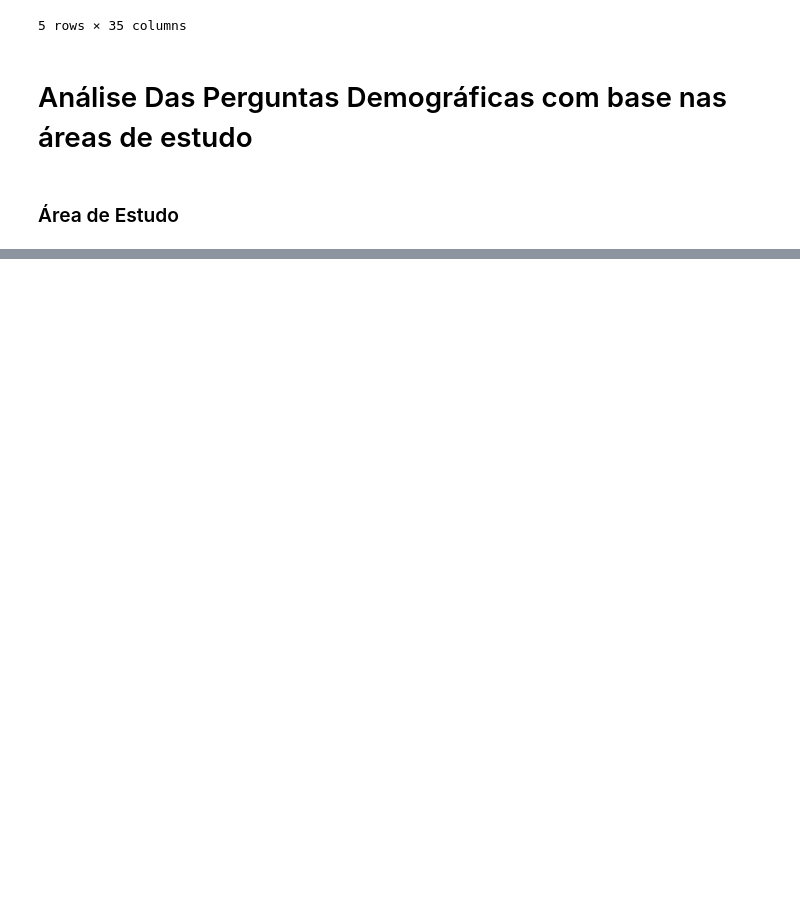
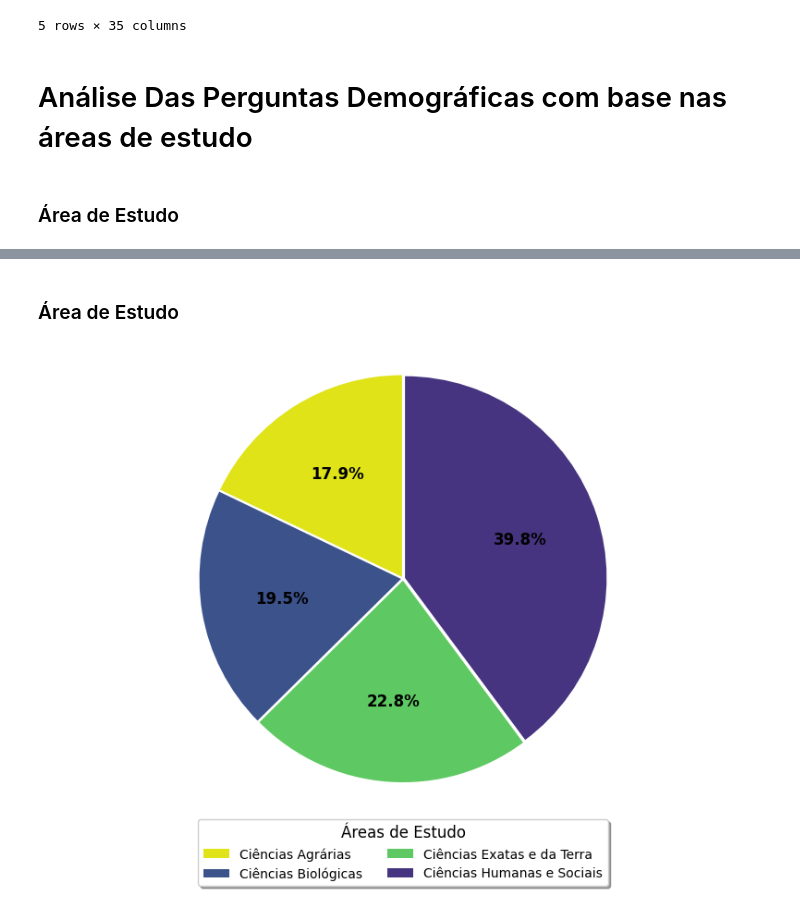
Before and after one commit to MariaLuiseB/Analise-TCC, a Jupyter notebook: areas_estudo_analises.ipynb, the cells around one changed output, grey strips where cells are left out. Saved outputs shown, nothing was run; the diff lists cells and outputs as text; code cells hidden in the pictures; blank space fills up the shorter version.

```diff
--- a/areas_estudo_analises.ipynb
+++ b/areas_estudo_analises.ipynb
@@ -27,6 +28,7 @@ df.head()
 # Dicionário para agrupar as áreas (mantendo a capitalização correta)
 areas_agrupadas = {
     'Ciências Agrárias': 'Ciências Agrárias',
+    'Linguística, Letras e Artes': 'Ciências Humanas e Sociais',
     'Agronomia': 'Ciências Agrárias',
     'Ciências Biológicas': 'Ciências Biológicas',
     'Ciências da Saúde': 'Ciências Biológicas',
@@ -58,6 +60,10 @@ contagem_areas_agrupadas.columns = ['Área de Estudo Agrupada', 'Contagem']
 
 print(contagem_areas_agrupadas)
 
+# Total de respostas
+total_respostas = contagem_areas_agrupadas['Contagem'].sum()
+print(f"Total de respostas: {total_respostas}")
+
 # Porcentagem ao lado de cada área de estudo agrupada
 print("\nNúmero de respostas por área de estudo agrupada e porcentagem ao lado:")
 for area, contagem in zip(contagem_areas_agrupadas['Área de Estudo Agrupada'], contagem_areas_agrupadas['Contagem']):
@@ -134,0 +86,53 @@ for patch, (_, row) in zip(ax.patches, df_grouped_semestre.iterrows()):
+# %% [markdown]
+### Área de Estudo
+# %%
+# Agrupar os dados por 'Área de Estudo Agrupada' e calcular a contagem total
+df_grouped_areas = df.groupby('Área de Estudo Agrupada').size().reset_index(name='Contagem')
+
+# Extrair os dados para o gráfico
+labels = df_grouped_areas['Área de Estudo Agrupada']  # Nomes das áreas agrupadas
+sizes = df_grouped_areas['Contagem'] / df_grouped_areas['Contagem'].sum() * 100  # Porcentagens
+
+# Especificar cores da paleta viridis
+viridis = cm.get_cmap('viridis')
+colors = [viridis(0.95), viridis(0.25), viridis(0.75), viridis(0.15)]  # Valores específicos da paleta
+
+# Criar o gráfico de pizza
+fig, ax = plt.subplots(figsize=(8, 6))
+wedges, texts, autotexts = ax.pie(
+    sizes,
+    autopct='%1.1f%%',
+    startangle=90,
+    colors=colors,
+    # espaço entre todas as fatias
+    explode=(0.01,) * len(sizes),
+    textprops={'fontsize': 12, 'fontweight': 'bold'}
+)
+
+# Personalizar os textos das porcentagens
+for autotext in autotexts:
+    autotext.set_color('black')  # Cor do texto
+    autotext.set_fontsize(12)    # Tamanho da fonte
+    autotext.set_fontweight('bold')  # Negrito
+
+# Adicionar uma legenda
+ax.legend(
+    labels,
+    loc='lower center',
+    bbox_to_anchor=(0.5, -0.2),
+    ncol=2,
+    title='Áreas de Estudo',
+    title_fontsize=12,
+    fontsize=10,
+    fancybox=True,
+    shadow=True
+)
+
+# Garantir que o gráfico seja circular
+ax.axis('equal')
+
+# Exibir o gráfico
+plt.tight_layout()
+plt.show()
+# %% [output]
+[figure, added]
```
Also changed, not shown: parts of 10 cells of this notebook, 1 other file.
